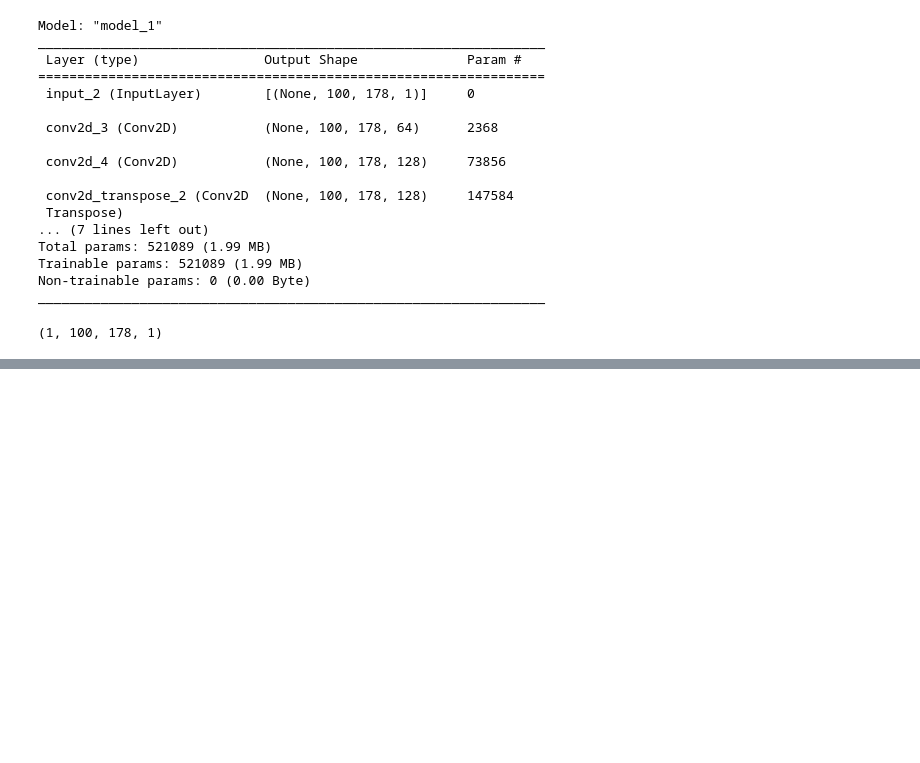
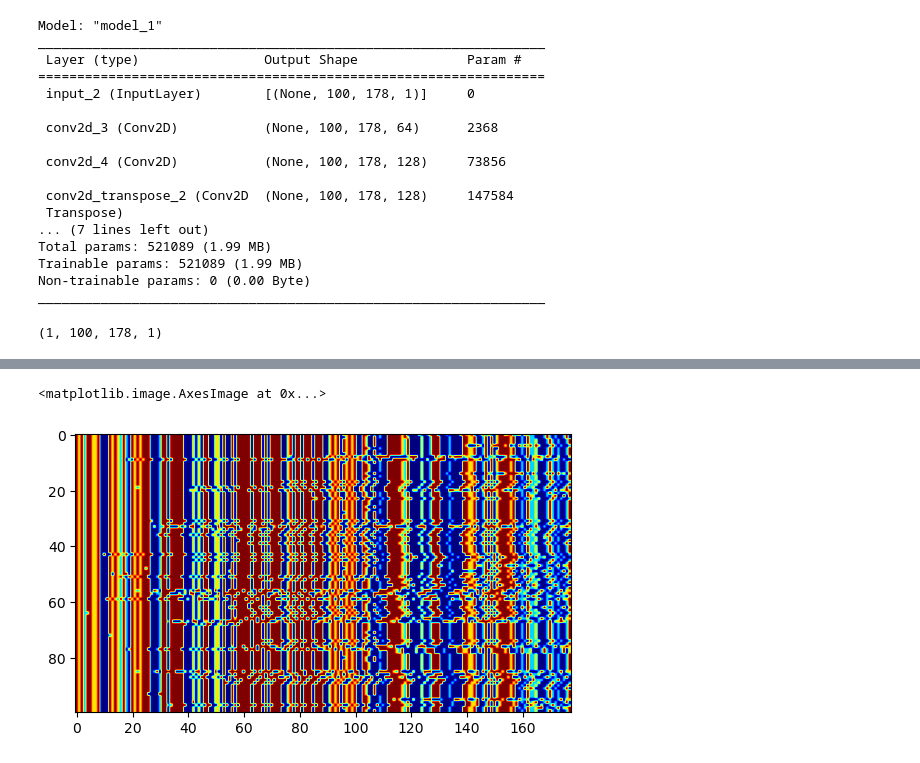
Before and after one commit to VariantCalling/VariantCalling, a Jupyter notebook: model_evaluation_curriculum.ipynb, the cells around one changed output, grey strips where cells are left out. Saved outputs shown, nothing was run; the diff lists cells and outputs as text; code cells hidden in the pictures; blank space fills up the shorter version.

```diff
--- a/model_evaluation_curriculum.ipynb
+++ b/model_evaluation_curriculum.ipynb
@@ -84,6 +94,11 @@ denoised_image2 = model2.predict(np.round(np.array([denoised_image[0]]) * 3) / 3
 # %%
 reshaped_test_data = np.round(denoised_image[0] * 3).reshape(100,178)
 reshaped_test_data2 = np.round(denoised_image2[0] * 3).reshape(100,178)
+# %%
+plt.imshow(dna_sequence_to_numeric(mix_data[1140:1240]), cmap="jet")
+# %% [output]
+<matplotlib.image.AxesImage at 0x...>
+[figure, added]
 # %%
 plt.imshow(reshaped_test_data, cmap="jet")
 # %% [output]
```
Also changed, not shown: parts of 9 cells of this notebook, 3 other files.
